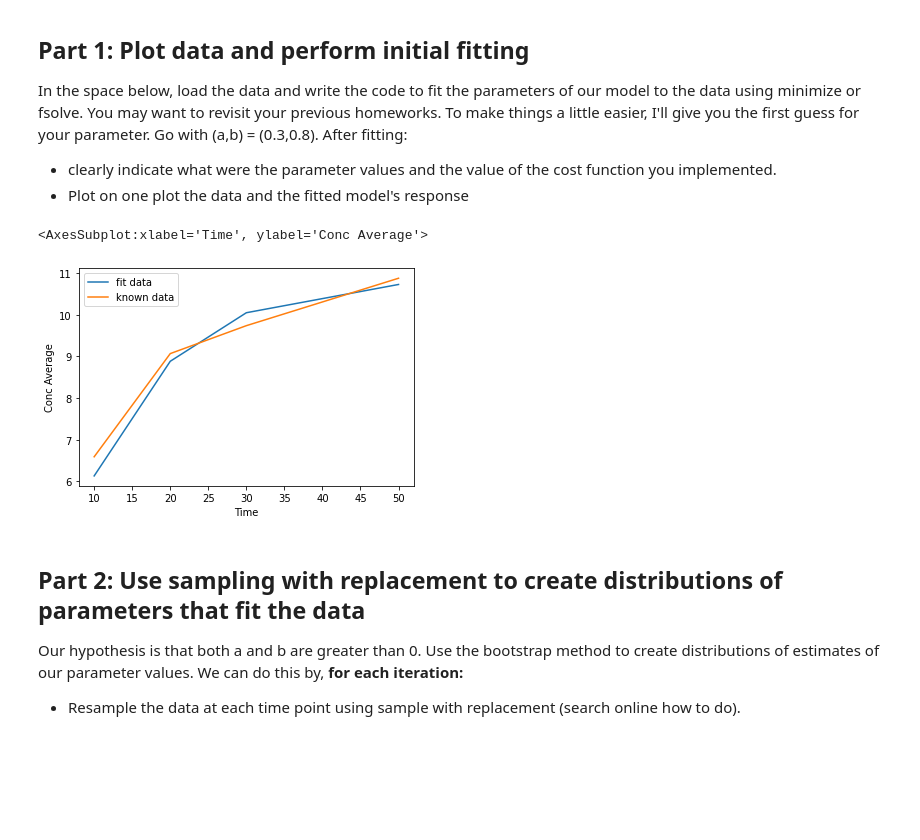
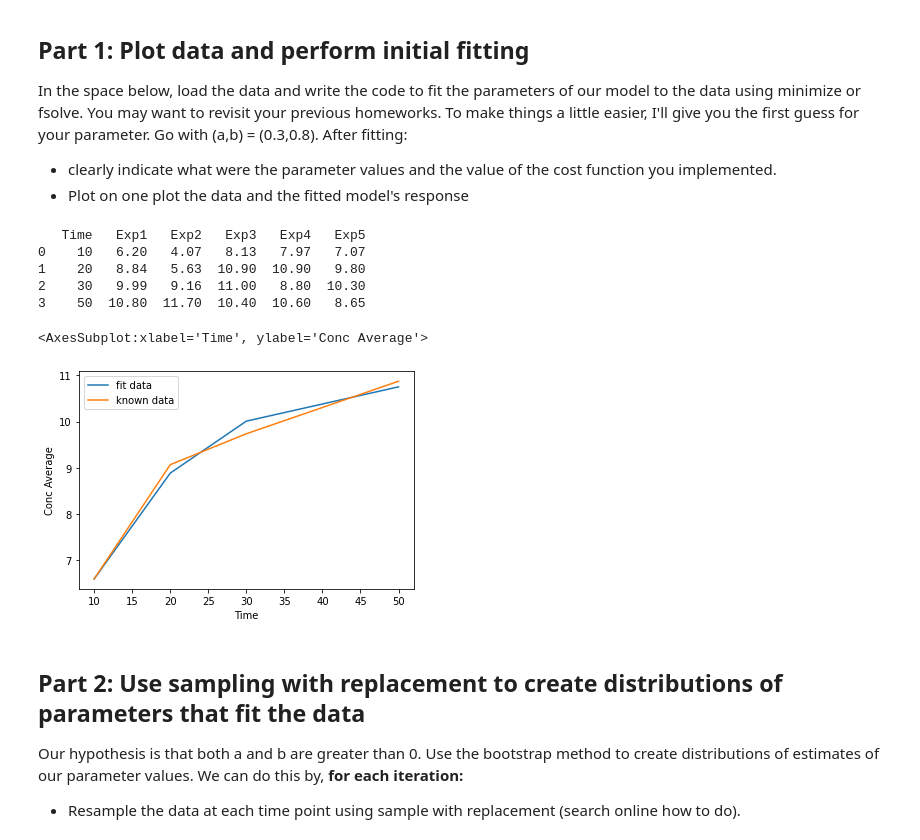
Before and after one commit to mdsnbutler/ChE_2410-Public-Repo, a Jupyter notebook: Homework/Homework 6 Bootstrapping Parameter Ranges.ipynb, the cells around one changed output. Saved outputs shown, nothing was run; the diff lists cells and outputs as text; code cells hidden in the pictures; blank space fills up the shorter version.

```diff
--- a/Homework/Homework 6 Bootstrapping Parameter Ranges.ipynb
+++ b/Homework/Homework 6 Bootstrapping Parameter Ranges.ipynb
@@ -33,7 +33,7 @@ averages = []
 dat = pd.read_csv(r"C:\Users\mdsnb\OneDrive\Documents\GitHub\ChE_2410_Math\Homework\Homework 6 Data.csv")
 
 #what does the data look like
-#print(dat)
+print(dat)
 
 #making array with averages of experiments
 for k in range(len(dat.index)):
@@ -44,36 +44,41 @@ data = pd.DataFrame({'Time':tvalues, 'Conc average':averages})
 tempavgs = np.array(averages)
 averagescolumn = tempavgs.reshape((4, 1))
 
 #establish time values, initial conditions, and known parameters
 tvalues = [10, 20, 30, 50]
-ic = (dat.iloc[0, 1:4].mean(), 0.3, 0.8)
+ic = (dat.iloc[0, 1:5].mean(), 0.3, 0.8)
 
 #ODE system definition
 def sys(y, t, a, b):
     dy = (y**3)/(a + y**3)-b*y
     return(dy)
 
 #error values
 def error(params):
     a, b = params
     ODEoutput = odeint(sys, y0 = ic[0], t = tvalues, args = (a, b))
     #print('averagescolumn', averagescolumn,'ODEoutput[:,]',ODEoutput[:,])
     err = (averagescolumn - ODEoutput[:,])**2
     return np.sum(err)
 
 #minimizing error function
 sol = minimize(error, x0 = (ic[1], ic[2]))
 #print('solution is', sol)
 fitdata = np.ravel(np.array(odeint(sys, ic[0], tvalues, args=(sol.x[0], sol.x[1]))), order = 'C')
 #print(fitdata)
 fdat = pd.DataFrame({'Time':tvalues, 'Conc average':fitdata})
 #print(fdat)
 
 ax = fdat.plot(x = 'Time', y = 'Conc average', label = 'fit data', xlabel = 'Time', ylabel = 'Conc Average')
 data.plot(x = 'Time', y = 'Conc average', label = 'known data', ax = ax)
 # %% [output]
-<AxesSubplot:xlabel='Time', ylabel='Conc Average'>
+   Time   Exp1   Exp2   Exp3   Exp4   Exp5
+0    10   6.20   4.07   8.13   7.97   7.07
+1    20   8.84   5.63  10.90  10.90   9.80
+2    30   9.99   9.16  11.00   8.80  10.30
+3    50  10.80  11.70  10.40  10.60   8.65
+<AxesSubplot:xlabel='Time', ylabel='Conc Average'>
-[figure, old version]
+[figure, new version]
 # %% [markdown]
 ## Part 2: Use sampling with replacement to create distributions of parameters that fit the data
 
```
Also changed, not shown: parts of 3 cells of this notebook.
